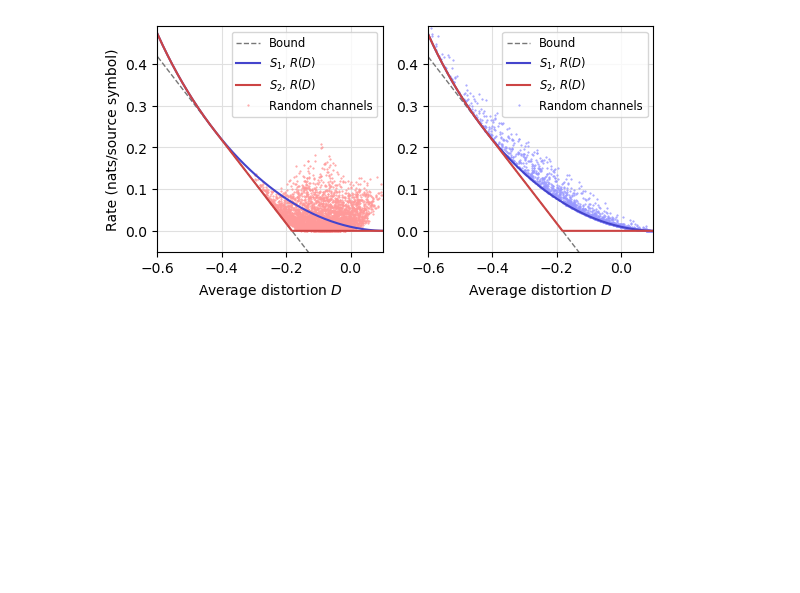
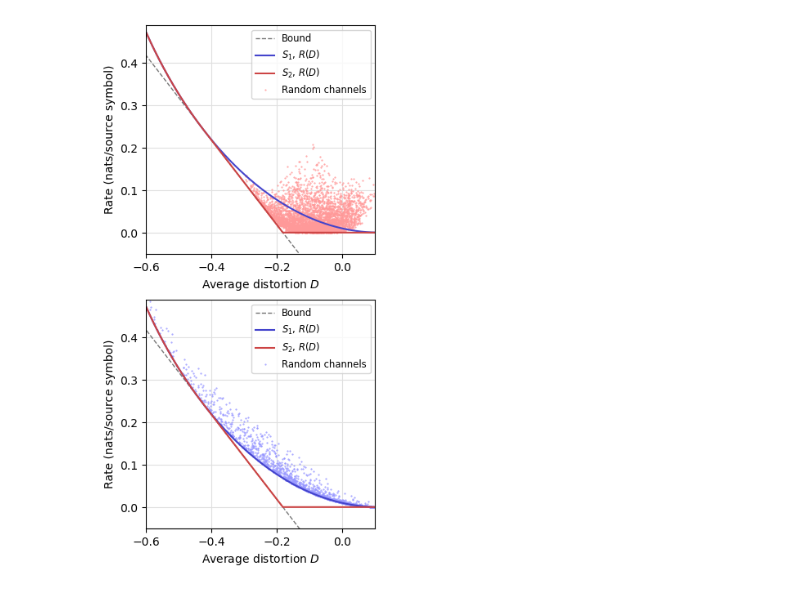
Before and after one commit to andreweckford/Distortion-and-fitness, a Jupyter notebook: Notebook-to-generate-Figure-7.ipynb, the cells around one changed output. Drawn from its saved outputs; the diff is of its cells as text; code cells hidden in the pictures; blank space fills up the shorter version.

```diff
--- a/Notebook-to-generate-Figure-7.ipynb
+++ b/Notebook-to-generate-Figure-7.ipynb
@@ -38,7 +38,7 @@ for i in range(numPoints):
   opPoints[2,i] = np.sum(dxy3 * pxy3_b)
   opPoints[3,i] = MI(pxy3_b)
 # %%
-fig,ax = plt.subplots(1,2)
+fig,ax = plt.subplots(2,1,figsize=(4,8))
 
 
 # line for the bound
@@ -66,31 +66,32 @@ ax[0].set_xlabel('Average distortion $D$')
 ax[0].axis([-0.6,0.1,-0.05,0.49])
 ax[0].set_aspect(1/ax[0].get_data_ratio())
 
 h,l = ax[0].get_legend_handles_labels()
 order = [1,2,3,0]
 ax[0].legend([h[i] for i in order],[l[i] for i in order],fontsize='small')
 ax[0].grid(visible=True,color='#e0e0e0')
 
 
 # second subplot
 
 ax[1].plot(opPoints[2,:],opPoints[3,:],linestyle='',
          marker='.',markersize=1,color='#9999ff',label='Random channels')
 ax[1].plot(D_v,B_v,linestyle='--',linewidth=1,color='#777777',label='Bound')
 ax[1].plot(r2['Dmax_v'],r2['r_v'],color='#4444cc',label='$S_1$, $R(D)$')
 ax[1].plot(r3['Dmax_v'],r3['r_v'],color='#cc4444',label='$S_2$, $R(D)$')
 
+ax[1].set_ylabel('Rate (nats/source symbol)')
 ax[1].set_xlabel('Average distortion $D$')
 
 ax[1].axis([-0.6,0.1,-0.05,0.49])
 ax[1].set_aspect(1/ax[0].get_data_ratio())
 
 h,l = ax[1].get_legend_handles_labels()
 order = [1,2,3,0]
 ax[1].legend([h[i] for i in order],[l[i] for i in order],fontsize='small')
 ax[1].grid(visible=True,color='#e0e0e0')
 
 
 fig.savefig('Figure7.pdf',bbox_inches='tight')
 # %% [output]
-[figure, old version]
+[figure, new version]
```
Also changed, not shown: 5 other files.
